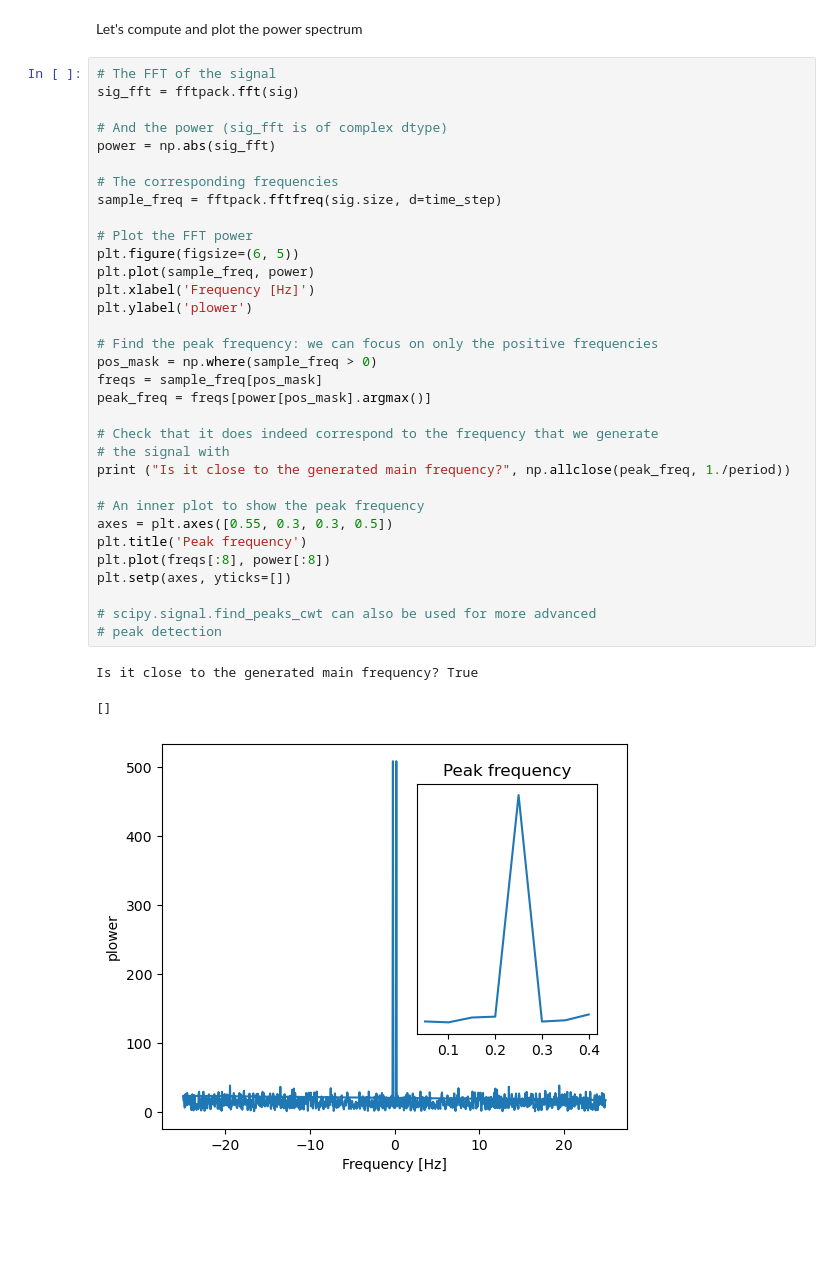
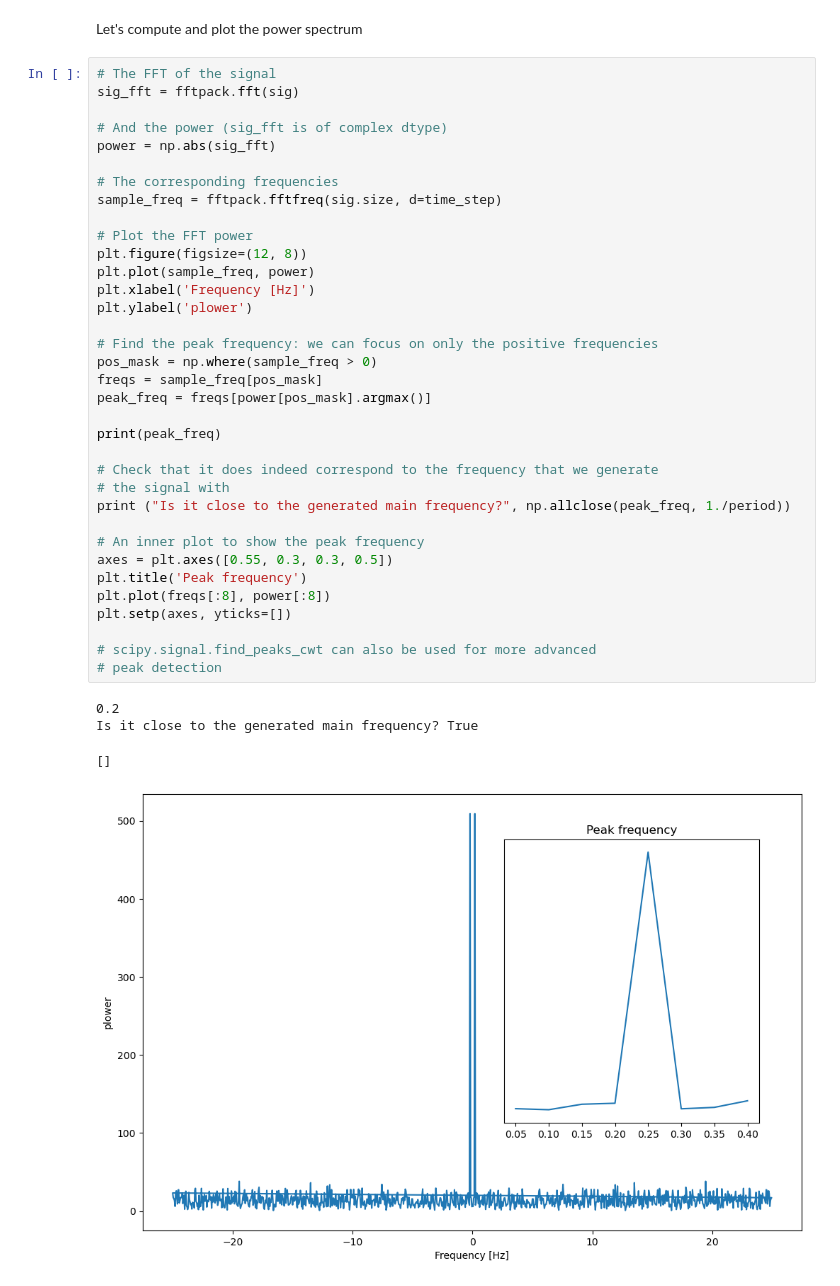
Before and after one commit to FrancescoLR02/LaboratoryOfComputationalPhysics_Y7, a Jupyter notebook: 09_Algorithms.ipynb, the cells around one changed output. Drawn from its saved outputs; the diff is of its cells as text; blank space fills up the shorter version.

```diff
--- a/09_Algorithms.ipynb
+++ b/09_Algorithms.ipynb
@@ -578,35 +579,38 @@ sig_fft = fftpack.fft(sig)
 power = np.abs(sig_fft)
 
 # The corresponding frequencies
 sample_freq = fftpack.fftfreq(sig.size, d=time_step)
 
 # Plot the FFT power
-plt.figure(figsize=(6, 5))
+plt.figure(figsize=(12, 8))
 plt.plot(sample_freq, power)
 plt.xlabel('Frequency [Hz]')
 plt.ylabel('plower')
 
 # Find the peak frequency: we can focus on only the positive frequencies
 pos_mask = np.where(sample_freq > 0)
 freqs = sample_freq[pos_mask]
 peak_freq = freqs[power[pos_mask].argmax()]
+
+print(peak_freq)
 
 # Check that it does indeed correspond to the frequency that we generate
 # the signal with
 print ("Is it close to the generated main frequency?", np.allclose(peak_freq, 1./period))
 
 # An inner plot to show the peak frequency
 axes = plt.axes([0.55, 0.3, 0.3, 0.5])
 plt.title('Peak frequency')
 plt.plot(freqs[:8], power[:8])
 plt.setp(axes, yticks=[])
 
 # scipy.signal.find_peaks_cwt can also be used for more advanced
 # peak detection
 # %% [output]
+0.2
 Is it close to the generated main frequency? True
 []
-[figure, old version]
+[figure, new version]
 # %%
 high_freq_fft = sig_fft.copy()
 high_freq_fft[np.abs(sample_freq) > peak_freq] = 0
```
Also changed, not shown: parts of 2 cells of this notebook, 5 other files.
